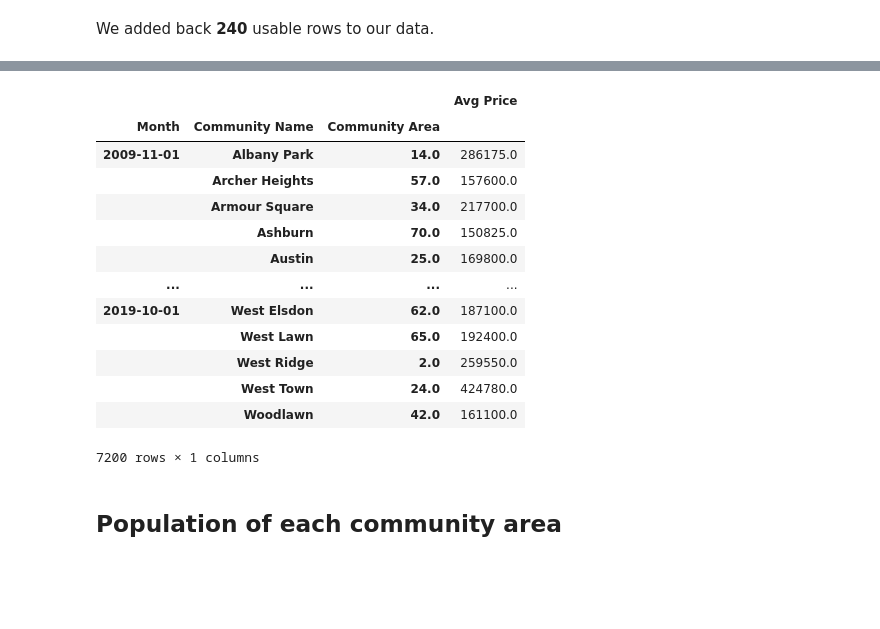
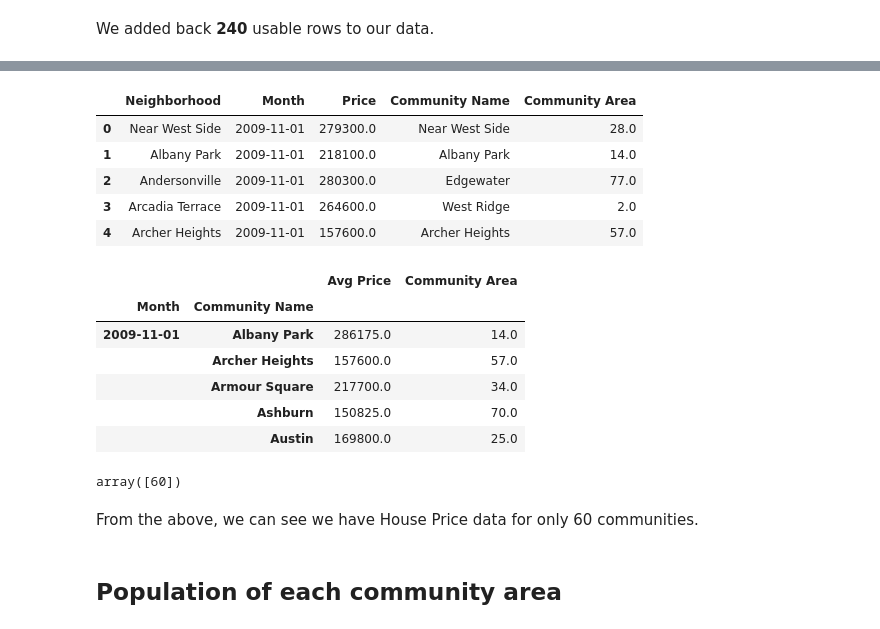
Before and after one commit to vbernardes/chicago-crime-dataviz, a Jupyter notebook: Process External Data.ipynb, the cells around one changed output, grey strips where cells are left out. Saved outputs shown, nothing was run; the diff lists cells and outputs as text; code cells hidden in the pictures; blank space fills up the shorter version.

```diff
--- a/Process External Data.ipynb
+++ b/Process External Data.ipynb
@@ -306,3 +355,12 @@ Name: Archer Heights, dtype: int64
 # %%
 house_prices = house_prices.join(comm_areas_id, on='Community Name')
+# %%
+house_prices.head()
+# %% [output]
+|  | Neighborhood | Month | Price | Community Name | Community Area |
+| 0 | Near West Side | 2009-11-01 | 279300.0 | Near West Side | 28.0 |
+| 1 | Albany Park | 2009-11-01 | 218100.0 | Albany Park | 14.0 |
+| 2 | Andersonville | 2009-11-01 | 280300.0 | Edgewater | 77.0 |
+| 3 | Arcadia Terrace | 2009-11-01 | 264600.0 | West Ridge | 2.0 |
+| 4 | Archer Heights | 2009-11-01 | 157600.0 | Archer Heights | 57.0 |
 # %%
@@ -311,18 +369,17 @@ house_prices.rename(columns={'Price': 'Avg Price'}, inplace=True)
-# %%
-house_prices
-# %% [output]
-|  |  |  | Avg Price |
-| Month | Community Name | Community Area |  |
-| 2009-11-01 | Albany Park | 14.0 | 286175.0 |
-|  | Archer Heights | 57.0 | 157600.0 |
-|  | Armour Square | 34.0 | 217700.0 |
-|  | Ashburn | 70.0 | 150825.0 |
-|  | Austin | 25.0 | 169800.0 |
-| ... | ... | ... | ... |
-| 2019-10-01 | West Elsdon | 62.0 | 187100.0 |
-|  | West Lawn | 65.0 | 192400.0 |
-|  | West Ridge | 2.0 | 259550.0 |
-|  | West Town | 24.0 | 424780.0 |
-|  | Woodlawn | 42.0 | 161100.0 |
-7200 rows × 1 columns
+# %%
+avg_house_prices.head()
+# %% [output]
+|  |  | Avg Price | Community Area |
+| Month | Community Name |  |  |
+| 2009-11-01 | Albany Park | 286175.0 | 14.0 |
+|  | Archer Heights | 157600.0 | 57.0 |
+|  | Armour Square | 217700.0 | 34.0 |
+|  | Ashburn | 150825.0 | 70.0 |
+|  | Austin | 169800.0 | 25.0 |
+# %%
+avg_house_prices.groupby('Month').size().unique()
+# %% [output]
+array([60])
+# %% [markdown]
+From the above, we can see we have House Price data for only 60 communities.
 # %%
```
Also changed, not shown: parts of 14 cells of this notebook.
